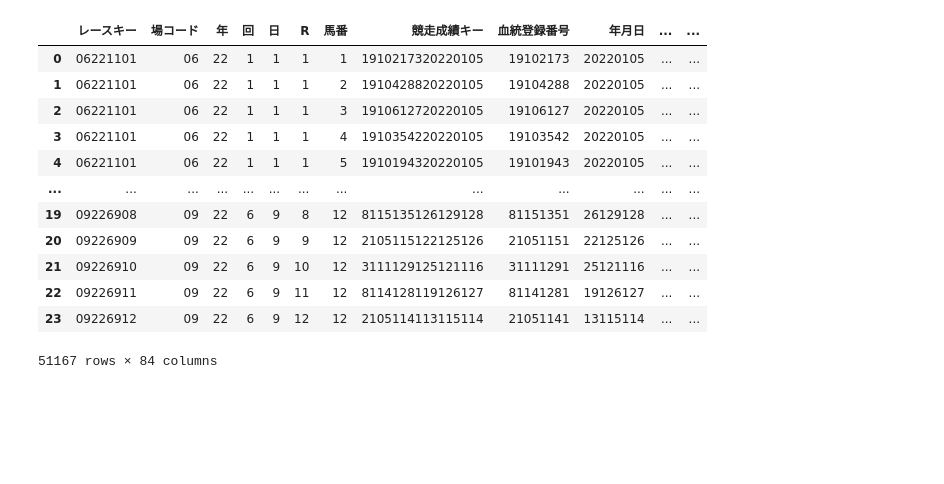
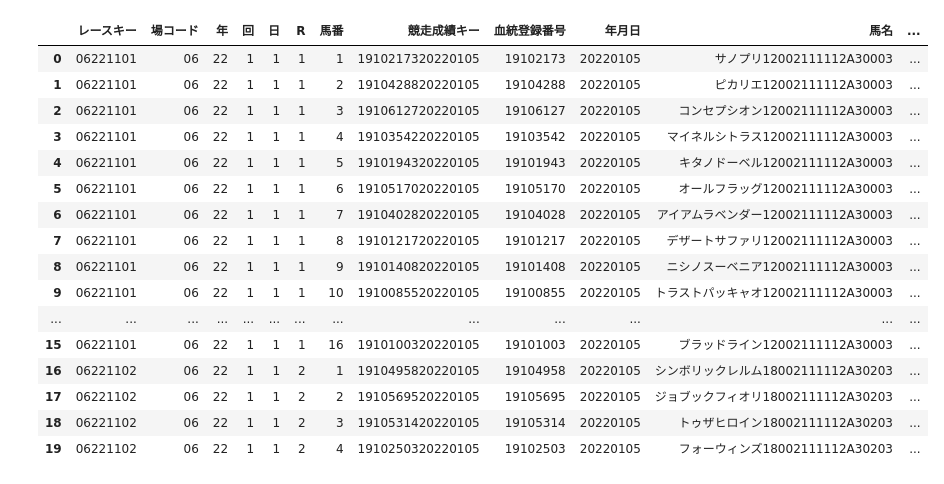
Before and after one commit to motacapla/jrdb, a Jupyter notebook: test.ipynb, the cells around one changed output. Saved outputs shown, nothing was run; the diff lists cells and outputs as text; code cells hidden in the pictures; blank space fills up the shorter version.

```diff
--- a/test.ipynb
+++ b/test.ipynb
@@ -9,34 +19,29 @@ from tqdm import tqdm
 # load text data (ex. SED)
 loader = load.FileLoader()
 data_dir = 'data/SED_2022'
-text_data_list = []
-for filename in tqdm(sorted(os.listdir(data_dir))):
-    if filename.endswith('.txt'):
-        text_data = loader.load(os.path.join(data_dir, filename))
-        text_data_list.append(text_data)
+filename = 'SED220105.txt'
+text_data = loader.load(os.path.join(data_dir, filename))
 
 # parse
 parser = parse.JrdbDataParser()
-df_list = []
-for text_data in tqdm(text_data_list):
-    df = parser.parse(text_data, 'SED', is_japanese=True)   # return pandas DataFrame
-    df_list.append(df)
-
-# concatenate dataframes and set index
-df = pd.concat(df_list, axis=0)
+df = parser.parse(text_data, 'SED', is_japanese=True)   # return pandas DataFrame
 # %%
-df
+df.head(20)
 # %% [output]
-|  | レースキー | 場コード | 年 | 回 | 日 | R | 馬番 | 競走成績キー | 血統登録番号 | 年月日 | ... | ... |
-| 0 | 06221101 | 06 | 22 | 1 | 1 | 1 | 1 | 1910217320220105 | 19102173 | 20220105 | ... | ... |
-| 1 | 06221101 | 06 | 22 | 1 | 1 | 1 | 2 | 1910428820220105 | 19104288 | 20220105 | ... | ... |
-| 2 | 06221101 | 06 | 22 | 1 | 1 | 1 | 3 | 1910612720220105 | 19106127 | 20220105 | ... | ... |
-| 3 | 06221101 | 06 | 22 | 1 | 1 | 1 | 4 | 1910354220220105 | 19103542 | 20220105 | ... | ... |
-| 4 | 06221101 | 06 | 22 | 1 | 1 | 1 | 5 | 1910194320220105 | 19101943 | 20220105 | ... | ... |
+|  | レースキー | 場コード | 年 | 回 | 日 | R | 馬番 | 競走成績キー | 血統登録番号 | 年月日 | 馬名 | ... |
+| 0 | 06221101 | 06 | 22 | 1 | 1 | 1 | 1 | 1910217320220105 | 19102173 | 20220105 | サノプリ12002111112A30003 | ... |
+| 1 | 06221101 | 06 | 22 | 1 | 1 | 1 | 2 | 1910428820220105 | 19104288 | 20220105 | ピカリエ12002111112A30003 | ... |
+| 2 | 06221101 | 06 | 22 | 1 | 1 | 1 | 3 | 1910612720220105 | 19106127 | 20220105 | コンセプシオン12002111112A30003 | ... |
+| 3 | 06221101 | 06 | 22 | 1 | 1 | 1 | 4 | 1910354220220105 | 19103542 | 20220105 | マイネルシトラス12002111112A30003 | ... |
+| 4 | 06221101 | 06 | 22 | 1 | 1 | 1 | 5 | 1910194320220105 | 19101943 | 20220105 | キタノドーベル12002111112A30003 | ... |
+| 5 | 06221101 | 06 | 22 | 1 | 1 | 1 | 6 | 1910517020220105 | 19105170 | 20220105 | オールフラッグ12002111112A30003 | ... |
+| 6 | 06221101 | 06 | 22 | 1 | 1 | 1 | 7 | 1910402820220105 | 19104028 | 20220105 | アイアムラベンダー12002111112A30003 | ... |
+| 7 | 06221101 | 06 | 22 | 1 | 1 | 1 | 8 | 1910121720220105 | 19101217 | 20220105 | デザートサファリ12002111112A30003 | ... |
+| 8 | 06221101 | 06 | 22 | 1 | 1 | 1 | 9 | 1910140820220105 | 19101408 | 20220105 | ニシノスーベニア12002111112A30003 | ... |
+| 9 | 06221101 | 06 | 22 | 1 | 1 | 1 | 10 | 1910085520220105 | 19100855 | 20220105 | トラストパッキャオ12002111112A30003 | ... |
 | ... | ... | ... | ... | ... | ... | ... | ... | ... | ... | ... | ... | ... |
-| 19 | 09226908 | 09 | 22 | 6 | 9 | 8 | 12 | 8115135126129128 | 81151351 | 26129128 | ... | ... |
-| 20 | 09226909 | 09 | 22 | 6 | 9 | 9 | 12 | 2105115122125126 | 21051151 | 22125126 | ... | ... |
-| 21 | 09226910 | 09 | 22 | 6 | 9 | 10 | 12 | 3111129125121116 | 31111291 | 25121116 | ... | ... |
-| 22 | 09226911 | 09 | 22 | 6 | 9 | 11 | 12 | 8114128119126127 | 81141281 | 19126127 | ... | ... |
-| 23 | 09226912 | 09 | 22 | 6 | 9 | 12 | 12 | 2105114113115114 | 21051141 | 13115114 | ... | ... |
+| 15 | 06221101 | 06 | 22 | 1 | 1 | 1 | 16 | 1910100320220105 | 19101003 | 20220105 | ブラッドライン12002111112A30003 | ... |
+| 16 | 06221102 | 06 | 22 | 1 | 1 | 2 | 1 | 1910495820220105 | 19104958 | 20220105 | シンボリックレルム18002111112A30203 | ... |
+| 17 | 06221102 | 06 | 22 | 1 | 1 | 2 | 2 | 1910569520220105 | 19105695 | 20220105 | ジョブックフィオリ18002111112A30203 | ... |
+| 18 | 06221102 | 06 | 22 | 1 | 1 | 2 | 3 | 1910531420220105 | 19105314 | 20220105 | トゥザヒロイン18002111112A30203 | ... |
+| 19 | 06221102 | 06 | 22 | 1 | 1 | 2 | 4 | 1910250320220105 | 19102503 | 20220105 | フォーウィンズ18002111112A30203 | ... |
-51167 rows × 84 columns
```
Also changed, not shown: parts of 7 cells of this notebook.
